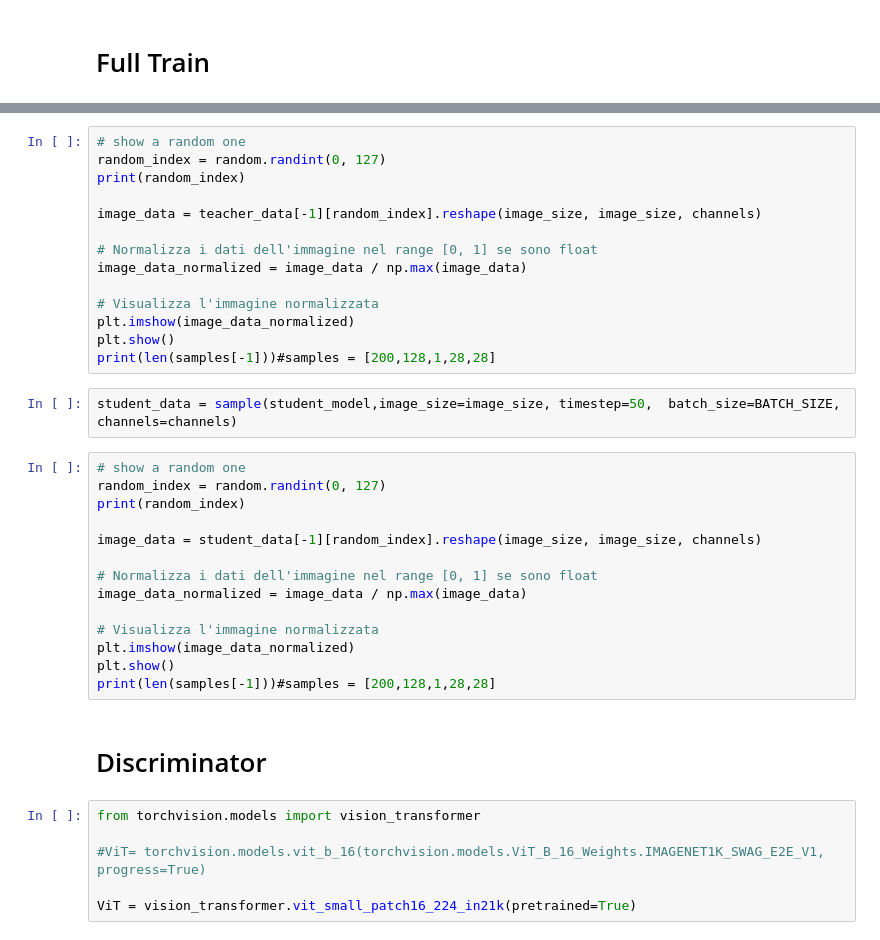
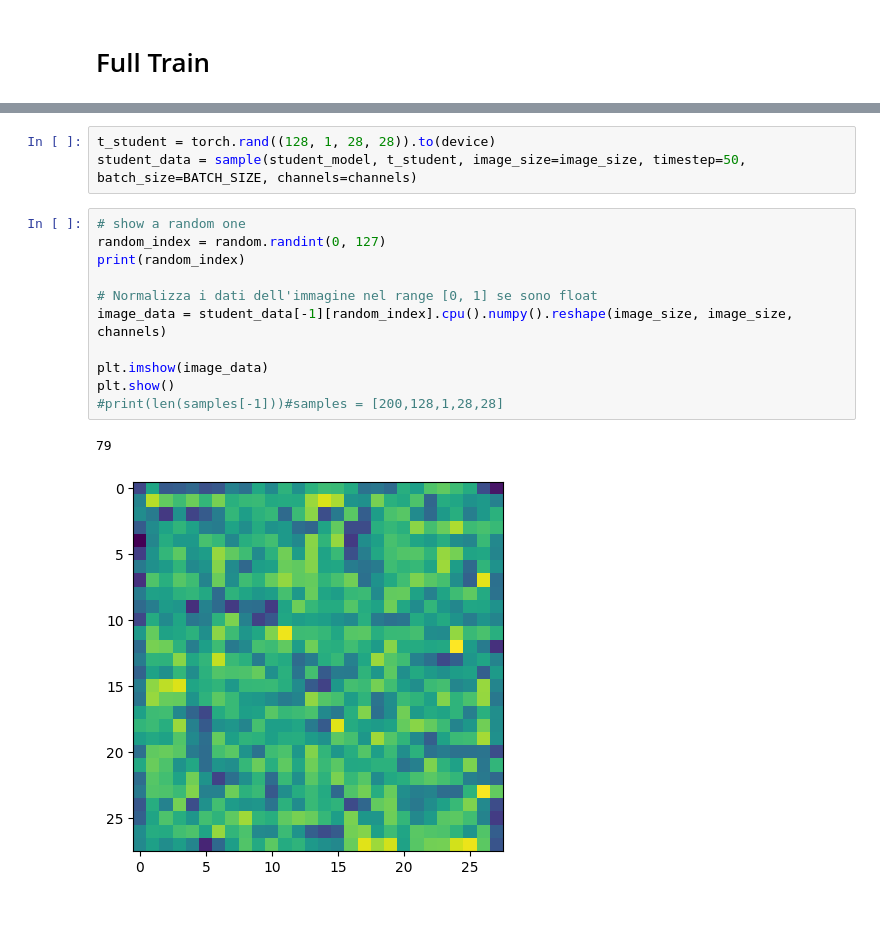
Before and after one commit to FedericoRaschiatore0123/Neural_Network, a Jupyter notebook: Copia_di_Adversarial_Diffusion_Distillation.ipynb, the cells around one changed output, grey strips where cells are left out. Saved outputs shown, nothing was run; the diff lists cells and outputs as text; blank space fills up the shorter version.

```diff
--- a/Copia_di_Adversarial_Diffusion_Distillation.ipynb
+++ b/Copia_di_Adversarial_Diffusion_Distillation.ipynb
@@ -913,38 +964,17 @@ teacher_data = sample(teacher_model,image_size=image_size, timestep=teacher_time
+# %%
+t_student = torch.rand((128, 1, 28, 28)).to(device)
+student_data = sample(student_model, t_student, image_size=image_size, timestep=50,  batch_size=BATCH_SIZE, channels=channels)
 # %%
 # show a random one
 random_index = random.randint(0, 127)
 print(random_index)
 
-image_data = teacher_data[-1][random_index].reshape(image_size, image_size, channels)
+# Normalizza i dati dell'immagine nel range [0, 1] se sono float
+image_data = student_data[-1][random_index].cpu().numpy().reshape(image_size, image_size, channels)
 
-# Normalizza i dati dell'immagine nel range [0, 1] se sono float
-image_data_normalized = image_data / np.max(image_data)
-
-# Visualizza l'immagine normalizzata
-plt.imshow(image_data_normalized)
+plt.imshow(image_data)
 plt.show()
-print(len(samples[-1]))#samples = [200,128,1,28,28]
+#print(len(samples[-1]))#samples = [200,128,1,28,28]
+# %% [output]
+79
+[figure, added]
-# %%
-student_data = sample(student_model,image_size=image_size, timestep=50,  batch_size=BATCH_SIZE, channels=channels)
-# %%
-# show a random one
-random_index = random.randint(0, 127)
-print(random_index)
-
-image_data = student_data[-1][random_index].reshape(image_size, image_size, channels)
-
-# Normalizza i dati dell'immagine nel range [0, 1] se sono float
-image_data_normalized = image_data / np.max(image_data)
-
-# Visualizza l'immagine normalizzata
-plt.imshow(image_data_normalized)
-plt.show()
-print(len(samples[-1]))#samples = [200,128,1,28,28]
-# %% [markdown]
-# Discriminator
-# %%
-from torchvision.models import vision_transformer
-
-#ViT= torchvision.models.vit_b_16(torchvision.models.ViT_B_16_Weights.IMAGENET1K_SWAG_E2E_V1, progress=True)
-
-ViT = vision_transformer.vit_small_patch16_224_in21k(pretrained=True)
```
Also changed, not shown: parts of 18 cells of this notebook.
